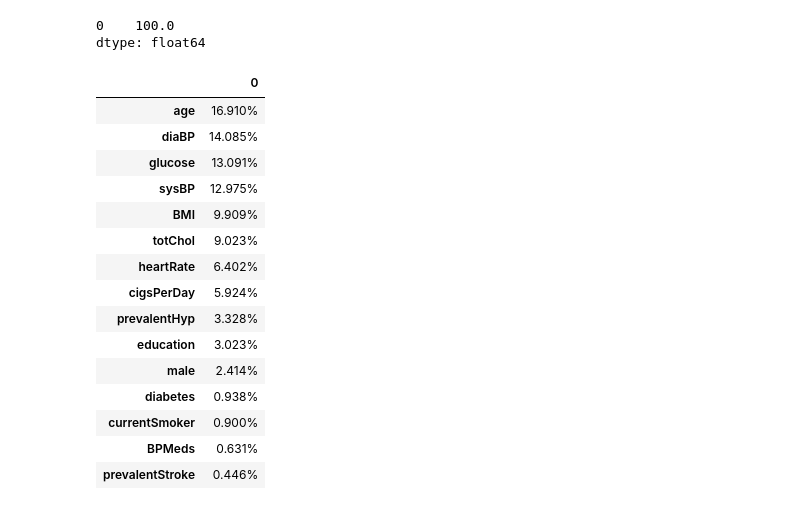
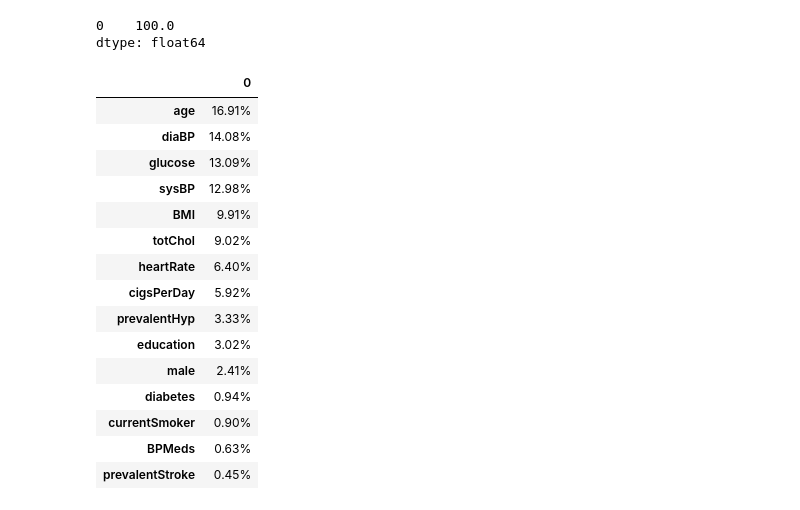
Before and after one commit to elisabethvirak/Coronary_Heart_Disease, a Jupyter notebook: Models.ipynb, the cells around one changed output. Saved outputs shown, nothing was run; the diff lists cells and outputs as text; code cells hidden in the pictures.

```diff
--- a/Models.ipynb
+++ b/Models.ipynb
@@ -455,22 +455,22 @@ ft_importance.sum(axis=1)
 0    100.0
 dtype: float64
 # %%
-formatted = ft_importance.transpose().style.format('{0:,.3f}%')
+formatted = ft_importance.transpose().style.format('{0:,.2f}%')
 formatted
 # %% [output]
 |  | 0 |
-| age | 16.910% |
-| diaBP | 14.085% |
-| glucose | 13.091% |
-| sysBP | 12.975% |
-| BMI | 9.909% |
-| totChol | 9.023% |
-| heartRate | 6.402% |
-| cigsPerDay | 5.924% |
-| prevalentHyp | 3.328% |
-| education | 3.023% |
-| male | 2.414% |
-| diabetes | 0.938% |
-| currentSmoker | 0.900% |
-| BPMeds | 0.631% |
-| prevalentStroke | 0.446% |
+| age | 16.91% |
+| diaBP | 14.08% |
+| glucose | 13.09% |
+| sysBP | 12.98% |
+| BMI | 9.91% |
+| totChol | 9.02% |
+| heartRate | 6.40% |
+| cigsPerDay | 5.92% |
+| prevalentHyp | 3.33% |
+| education | 3.02% |
+| male | 2.41% |
+| diabetes | 0.94% |
+| currentSmoker | 0.90% |
+| BPMeds | 0.63% |
+| prevalentStroke | 0.45% |
```
